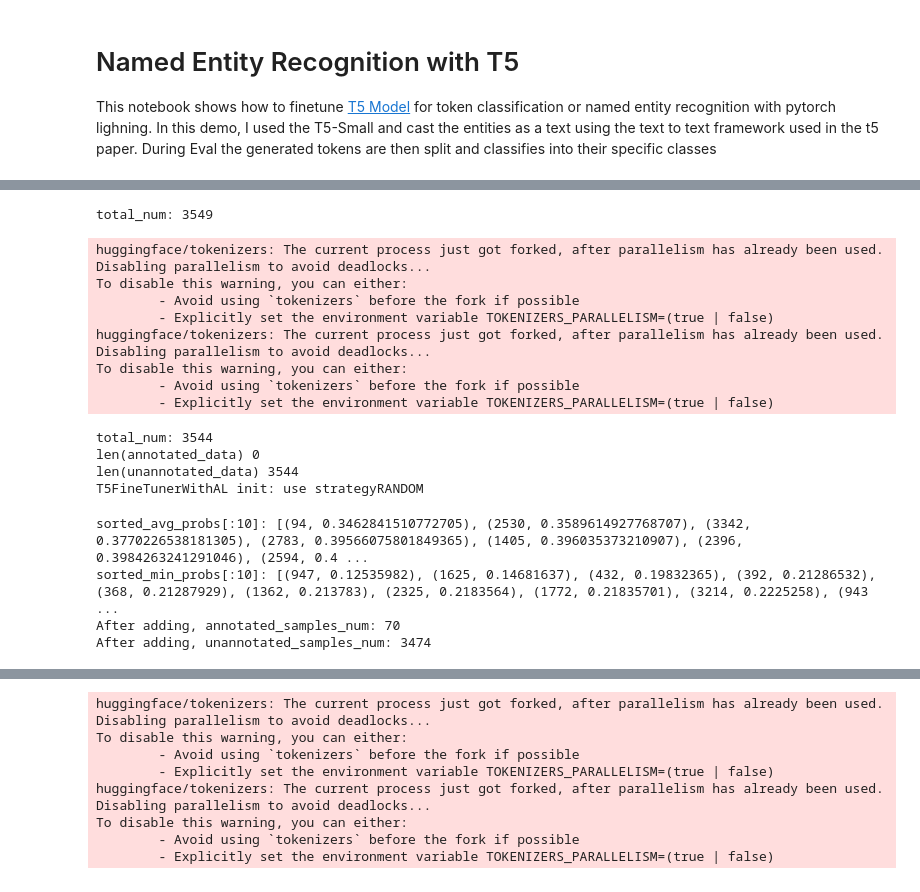
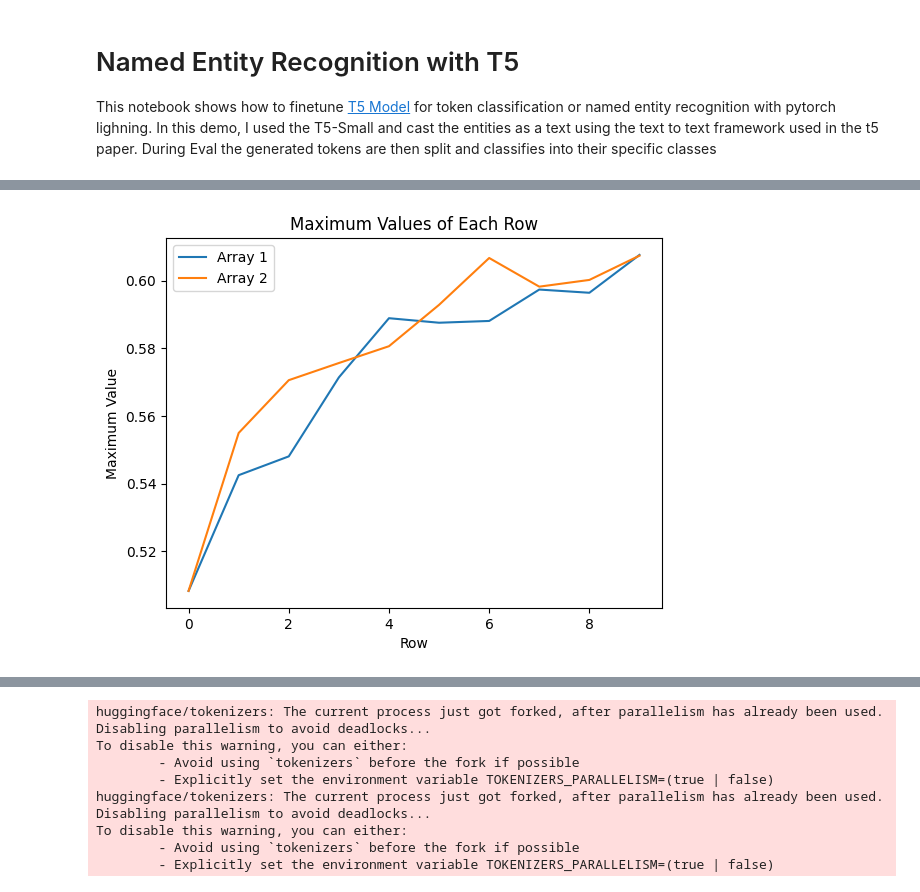
Before and after one commit to zhangxl2002/ORL, a Jupyter notebook: test_AL_copy.ipynb, the cells around one changed output, grey strips where cells are left out. Drawn from its saved outputs; the diff is of its cells as text; code cells hidden in the pictures.

```diff
--- a/test_AL_copy.ipynb
+++ b/test_AL_copy.ipynb
@@ -599,26 +578,47 @@ class T5FineTunerWithAL(T5FineTuner):
     #     val_dataset = get_dataset(
     #         tokenizer=self.tokenizer, type_path="validation", args=self.hparam)
     #     return DataLoader(val_dataset, batch_size=self.hparam.eval_batch_size, num_workers=2)
+# %%
+import numpy as np
+import matplotlib.pyplot as plt
+
+# 假设这是你的两个二维数组
+array1 = np.load("BEAM_test_F1_overall_record.npy")[:-1]
+array2 = np.array([
+    [0.3919766 , 0.43706224, 0.48401826, 0.50829171, 0.46697039, 0.45134666, 0.46143705, 0.50239533, 0.44962166, 0.47957993, 0.        ],
+    [0.44843243, 0.48948765, 0.53057918, 0.53354633, 0.54318374, 0.52995008, 0.54117647, 0.5549958 , 0.54854175, 0.54972376, 0.        ],
+    [0.5159596 , 0.51100244, 0.53495066, 0.52618557, 0.53450493, 0.56368564, 0.5617039 , 0.570604  , 0.56399584, 0.56173842, 0.        ],
+    [0.52214547, 0.55932203, 0.54526621, 0.56973657, 0.53943692, 0.55845449, 0.55762987, 0.55578684, 0.57567623, 0.57160545, 0.        ],
+    [0.49553398, 0.52719495, 0.52411509, 0.5567418 , 0.57843341, 0.58064516, 0.57746777, 0.56535815, 0.56737297, 0.57748777, 0.        ],
+    [0.54474867, 0.56700824, 0.57449443, 0.567718  , 0.5724367 , 0.58377688, 0.59086079, 0.59287894, 0.58019923, 0.57206749, 0.        ],
+    [0.55152962, 0.53707089, 0.57739558, 0.58707692, 0.58072241, 0.60165223, 0.59777424, 0.60672731, 0.57714286, 0.57736905, 0.        ],
+    [0.5247691 , 0.58113362, 0.5768162 , 0.58033673, 0.59340215, 0.59010309, 0.5845115 , 0.59825509, 0.58798999, 0.57053942, 0.        ],
+    [0.5792089 , 0.55747966, 0.59683313, 0.58494799, 0.5950041 , 0.600244  , 0.58571122, 0.57721621, 0.58067158, 0.58794788, 0.        ],
+    [0.55697227, 0.556917  , 0.59746203, 0.60741916, 0.59250052, 0.57984752, 0.59491595, 0.5828039 , 0.59759635, 0.57862154, 0.        ],
+    [0.        , 0.        , 0.        , 0.        , 0.        , 0.        , 0.        , 0.        , 0.        , 0.        , 0.        ]
+])
+array2 = array2[:-1]
+# array2 = np.load("RANDOM_test_F1_AGENT_record.npy")[:-1]
+# 求每行的最大值
+max_values_array1 = np.amax(array1, axis=1)
+max_values_array2 = np.amax(array2, axis=1)
+
+# 绘制折线图
+plt.plot(max_values_array1, label='Array 1')
+plt.plot(max_values_array2, label='Array 2')
+
+# 添加图例、标题和标签
+plt.legend()
+plt.title('Maximum Values of Each Row')
+plt.xlabel('Row')
+plt.ylabel('Maximum Value')
+
+# 显示图形
+plt.show()
+# %% [output]
+[figure, added]
 # %%
-model = T5FineTunerWithAL(args)
+# model = T5FineTunerWithAL(args)
-# %% [output]
-total_num: 3549
-huggingface/tokenizers: The current process just got forked, after parallelism has already been used. Disabling parallelism to avoid deadlocks...
-To disable this warning, you can either:
-        - Avoid using `tokenizers` before the fork if possible
-        - Explicitly set the environment variable TOKENIZERS_PARALLELISM=(true | false)
-huggingface/tokenizers: The current process just got forked, after parallelism has already been used. Disabling parallelism to avoid deadlocks...
-To disable this warning, you can either:
-        - Avoid using `tokenizers` before the fork if possible
-        - Explicitly set the environment variable TOKENIZERS_PARALLELISM=(true | false)
-total_num: 3544
-len(annotated_data) 0
-len(unannotated_data) 3544
-T5FineTunerWithAL init: use strategyRANDOM
 # %%
-model.update_datapool(strategy="AVG",add_percentage=0.02)
+# number_beams=4 跑一次7分半
+# model.update_datapool(strategy="BEAM",add_percentage=0.02)
-# %% [output]
-sorted_avg_probs[:10]: [(94, 0.3462841510772705), (2530, 0.3589614927768707), (3342, 0.3770226538181305), (2783, 0.39566075801849365), (1405, 0.396035373210907), (2396, 0.3984263241291046), (2594, 0.4 ...
-sorted_min_probs[:10]: [(947, 0.12535982), (1625, 0.14681637), (432, 0.19832365), (392, 0.21286532), (368, 0.21287929), (1362, 0.213783), (2325, 0.2183564), (1772, 0.21835701), (3214, 0.2225258), (943 ...
-After adding, annotated_samples_num: 70
-After adding, unannotated_samples_num: 3474
```
Also changed, not shown: parts of 23 cells of this notebook.
